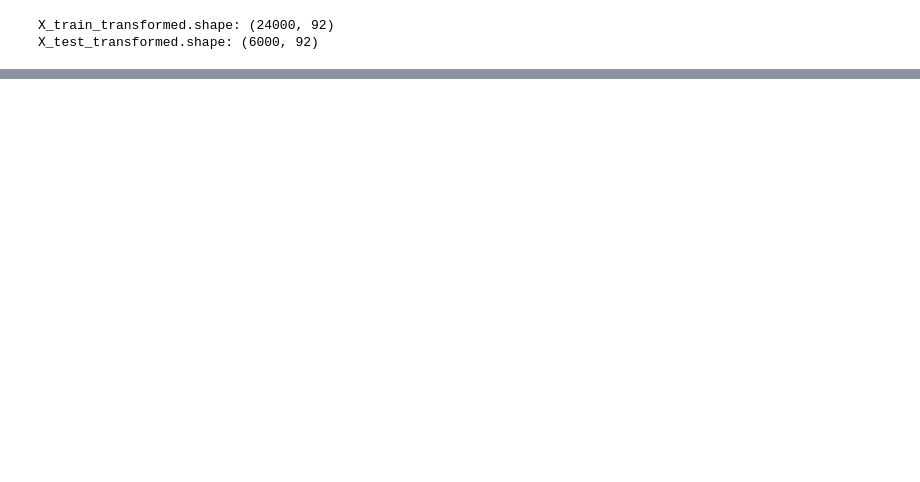
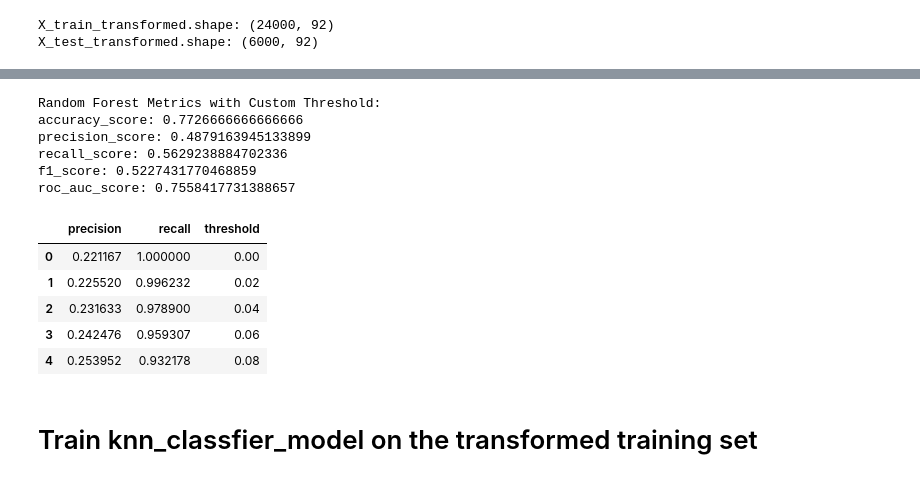
Before and after one commit to JordanVercillo/data_science, a Jupyter notebook: machine_learning/assignments/assignment1.ipynb, the cells around one changed output, grey strips where cells are left out. Cells and saved outputs as stored; diff of their text form; code cells hidden in the pictures; blank space fills up the shorter version.

```diff
--- a/machine_learning/assignments/assignment1.ipynb
+++ b/machine_learning/assignments/assignment1.ipynb
@@ -461,0 +531,43 @@ weighted avg       0.80      0.81      0.79      6000
+# %%
+y_pred_rf = random_forest_model.predict(X_test_transformed)
+y_pred_proba_rf = random_forest_model.predict_proba(X_test_transformed)[:, 1] #to calculate ROC_AUC, we need model.predict_proba() instead of model.pred()
+
+# Define custom thresholds
+threshold_rf = 0.3  # For Random Forest
+
+# Convert Probabilities to Class Predictions Using Custom Threshold
+y_pred_rf_custom = (y_pred_proba_rf >= threshold_rf).astype(int)
+
+
+# Precision-Recall for Random Forest
+precision_rf, recall_rf, thresholds_rf = precision_recall_curve(y_test, y_pred_proba_rf)
+
+
+print("\nRandom Forest Metrics with Custom Threshold:")
+print(f"accuracy_score: {accuracy_score(y_test, y_pred_rf_custom)}")
+print(f"precision_score: {precision_score(y_test, y_pred_rf_custom)}")
+print(f"recall_score: {recall_score(y_test, y_pred_rf_custom)}")
+print(f"f1_score: {f1_score(y_test, y_pred_rf_custom)}")
+print(f"roc_auc_score: {roc_auc_score(y_test, y_pred_proba_rf)}")
+
+df_pr_rf = pd.DataFrame({
+    'precision': precision_rf[:-1],
+    'recall': recall_rf[:-1],
+    'threshold': thresholds_rf
+})
+display(df_pr_rf.head())
+# %% [output]
+Random Forest Metrics with Custom Threshold:
+accuracy_score: 0.7726666666666666
+precision_score: 0.4879163945133899
+recall_score: 0.5629238884702336
+f1_score: 0.5227431770468859
+roc_auc_score: 0.7558417731388657
+|  | precision | recall | threshold |
+| 0 | 0.221167 | 1.000000 | 0.00 |
+| 1 | 0.225520 | 0.996232 | 0.02 |
+| 2 | 0.231633 | 0.978900 | 0.04 |
+| 3 | 0.242476 | 0.959307 | 0.06 |
+| 4 | 0.253952 | 0.932178 | 0.08 |
+# %% [markdown]
+# Train knn_classfier_model on the transformed training set
```
Also changed, not shown: parts of 36 cells of this notebook.
